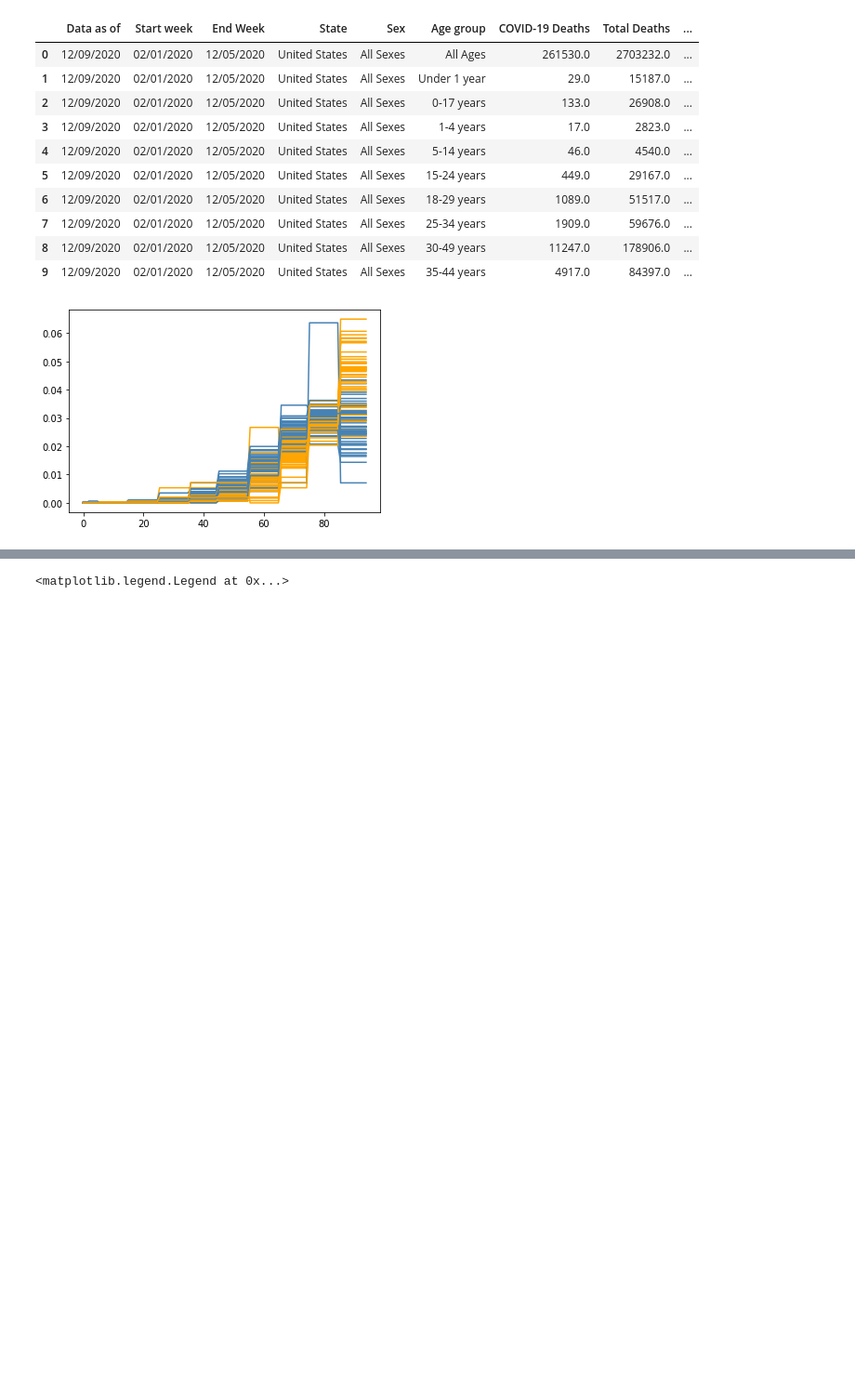
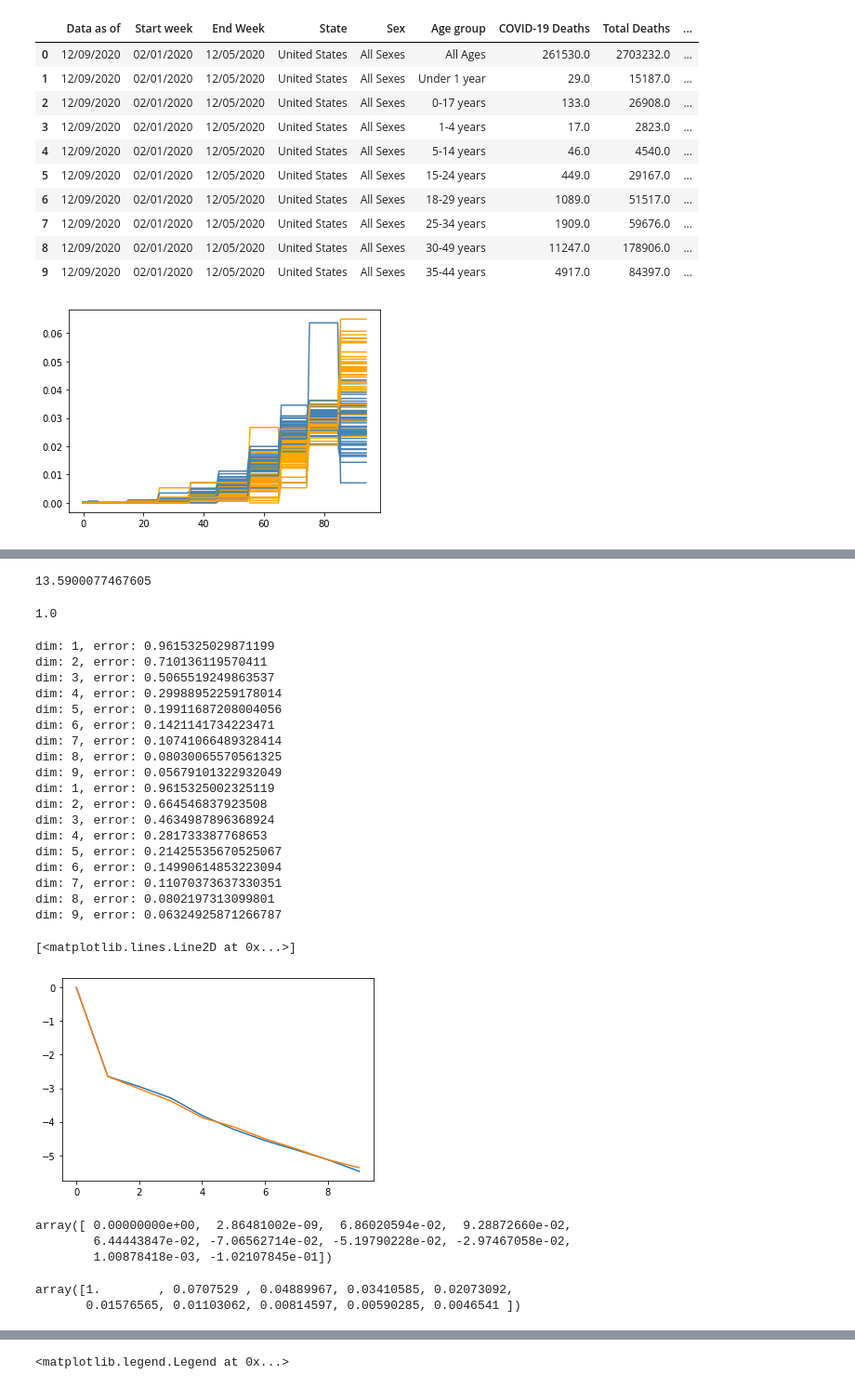
Before and after one commit to mberaha/ProjectedWasserstein, a Jupyter notebook: Covid Deaths.ipynb, the cells around one changed output, grey strips where cells are left out. Shown: that part at 93% size. Cells and saved outputs as stored; diff of their text form; code cells hidden in the pictures; blank space fills up the shorter version.

```diff
--- a/Covid Deaths.ipynb
+++ b/Covid Deaths.ipynb
@@ -255,0 +420,43 @@ def ghost_variance(data, pca, dim):
+# %%
+log_err[0]
+# %% [output]
+13.5900077467605
+# %%
+ppca_err[0]
+# %% [output]
+1.0
+# %%
+ppca_err = compute_errors(ppca)
+npca_err = compute_errors(npca)
+# %% [output]
+dim: 1, error: 0.9615325029871199
+dim: 2, error: 0.710136119570411
+dim: 3, error: 0.5065519249863537
+dim: 4, error: 0.29988952259178014
+dim: 5, error: 0.19911687208004056
+dim: 6, error: 0.1421141734223471
+dim: 7, error: 0.10741066489328414
+dim: 8, error: 0.08030065570561325
+dim: 9, error: 0.05679101322932049
+dim: 1, error: 0.9615325002325119
+dim: 2, error: 0.664546837923508
+dim: 3, error: 0.4634987896368924
+dim: 4, error: 0.281733387768653
+dim: 5, error: 0.21425535670525067
+dim: 6, error: 0.14990614853223094
+dim: 7, error: 0.11070373637330351
+dim: 8, error: 0.0802197313099801
+dim: 9, error: 0.06324925871266787
+[<matplotlib.lines.Line2D at 0x...>]
+[figure, added]
+# %%
+(ppca_err - npca_err) / npca_err
+# %% [output]
+array([ 0.00000000e+00,  2.86481002e-09,  6.86020594e-02,  9.28872660e-02,
+        6.44443847e-02, -7.06562714e-02, -5.19790228e-02, -2.97467058e-02,
+        1.00878418e-03, -1.02107845e-01])
+# %%
+npca_err
+# %% [output]
+array([1.        , 0.0707529 , 0.04889967, 0.03410585, 0.02073092,
+       0.01576565, 0.01103062, 0.00814597, 0.00590285, 0.0046541 ])
```
Also changed, not shown: parts of 18 cells of this notebook, 10 other files.
